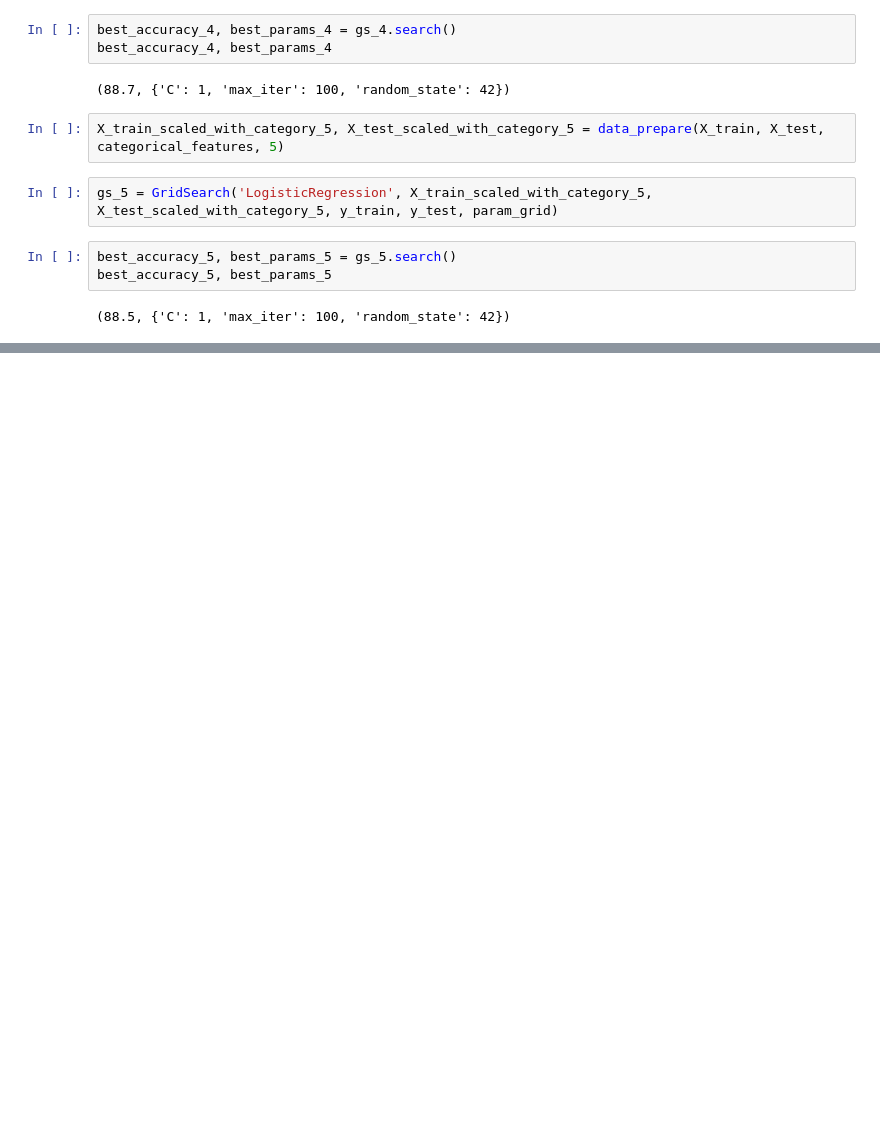
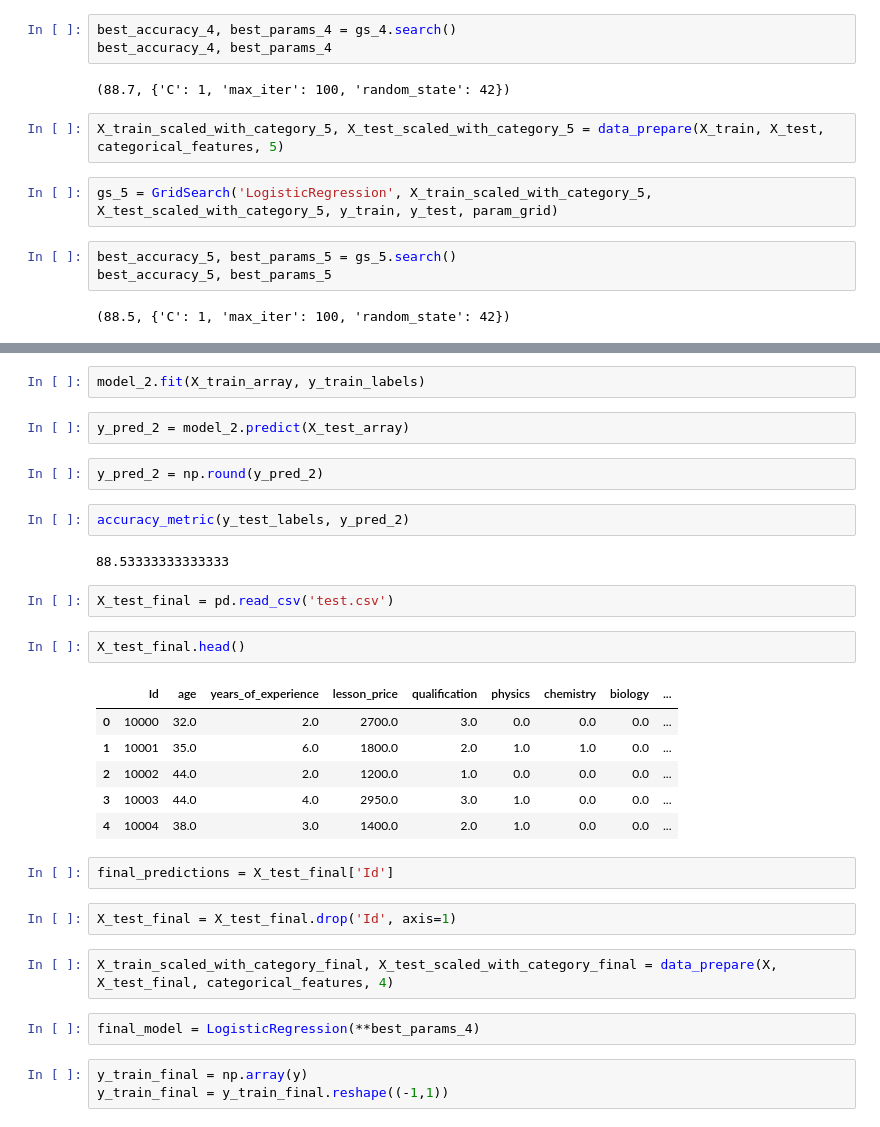
Before and after one commit to TrickSonix/Choose-tutors-competition, a Jupyter notebook: Data prepare.ipynb, the cells around one changed output, grey strips where cells are left out. Saved outputs shown, nothing was run; the diff lists cells and outputs as text; blank space fills up the shorter version.

Commit message:
Calculate final model

```diff
--- a/Data prepare.ipynb
+++ b/Data prepare.ipynb
@@ -135,0 +156,32 @@ best_accuracy_5, best_params_5
+# %%
+model_2.fit(X_train_array, y_train_labels)
+# %%
+y_pred_2 = model_2.predict(X_test_array)
+# %%
+y_pred_2 = np.round(y_pred_2)
+# %%
+accuracy_metric(y_test_labels, y_pred_2)
+# %% [output]
+88.53333333333333
+# %%
+X_test_final = pd.read_csv('test.csv')
+# %%
+X_test_final.head()
+# %% [output]
+|  | Id | age | years_of_experience | lesson_price | qualification | physics | chemistry | biology | ... |
+| 0 | 10000 | 32.0 | 2.0 | 2700.0 | 3.0 | 0.0 | 0.0 | 0.0 | ... |
+| 1 | 10001 | 35.0 | 6.0 | 1800.0 | 2.0 | 1.0 | 1.0 | 0.0 | ... |
+| 2 | 10002 | 44.0 | 2.0 | 1200.0 | 1.0 | 0.0 | 0.0 | 0.0 | ... |
+| 3 | 10003 | 44.0 | 4.0 | 2950.0 | 3.0 | 1.0 | 0.0 | 0.0 | ... |
+| 4 | 10004 | 38.0 | 3.0 | 1400.0 | 2.0 | 1.0 | 0.0 | 0.0 | ... |
+# %%
+final_predictions = X_test_final['Id']
+# %%
+X_test_final = X_test_final.drop('Id', axis=1)
+# %%
+X_train_scaled_with_category_final, X_test_scaled_with_category_final = data_prepare(X, X_test_final, categorical_features, 4)
+# %%
+final_model = LogisticRegression(**best_params_4)
+# %%
+y_train_final = np.array(y)
+y_train_final = y_train_final.reshape((-1,1))
```
Also changed, not shown: parts of 41 cells of this notebook, 4 other files.
